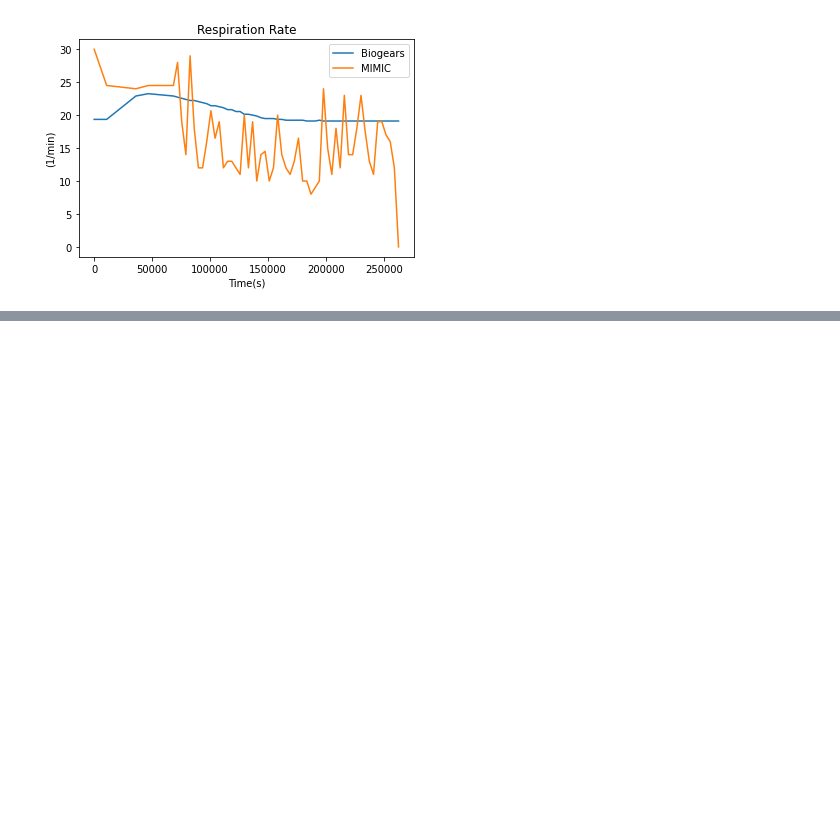
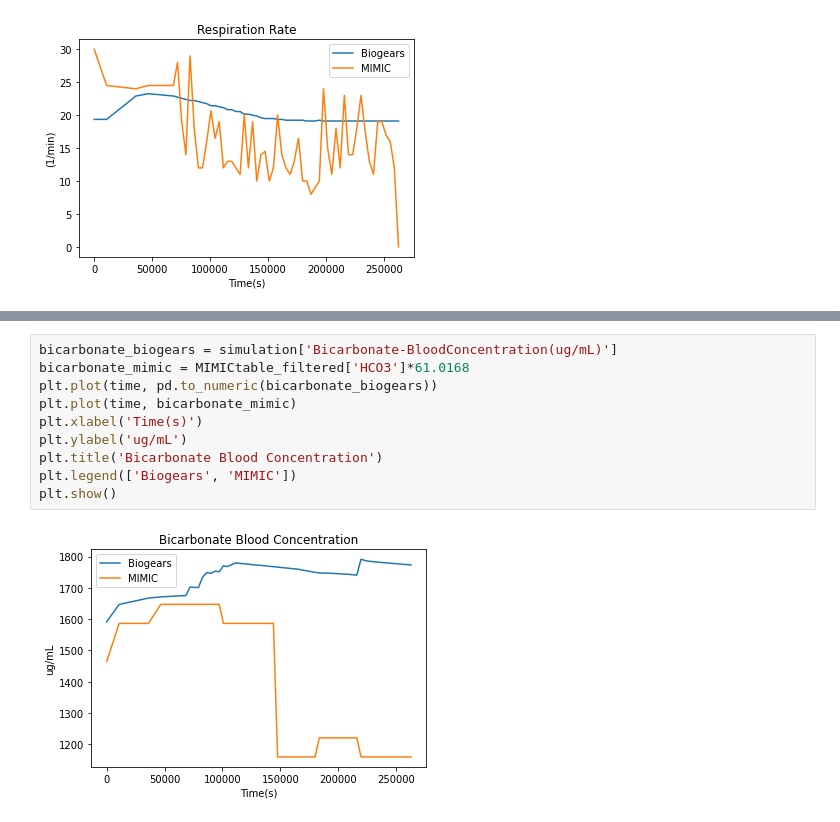
Before and after one commit to faaizT/MIMICSimulation, a Jupyter notebook: Biogears MIMIC Simulation - 23870.ipynb, the cells around one changed output, grey strips where cells are left out. Cells and saved outputs as stored; diff of their text form; blank space fills up the shorter version.

```diff
--- a/Biogears MIMIC Simulation - 23870.ipynb
+++ b/Biogears MIMIC Simulation - 23870.ipynb
@@ -125,0 +139,12 @@ plt.show()
+# %%
+bicarbonate_biogears = simulation['Bicarbonate-BloodConcentration(ug/mL)']
+bicarbonate_mimic = MIMICtable_filtered['HCO3']*61.0168
+plt.plot(time, pd.to_numeric(bicarbonate_biogears))
+plt.plot(time, bicarbonate_mimic)
+plt.xlabel('Time(s)')
+plt.ylabel('ug/mL')
+plt.title('Bicarbonate Blood Concentration')
+plt.legend(['Biogears', 'MIMIC'])
+plt.show()
+# %% [output]
+[figure, added]
```
Also changed, not shown: parts of 3 cells of this notebook, 1 other file.
